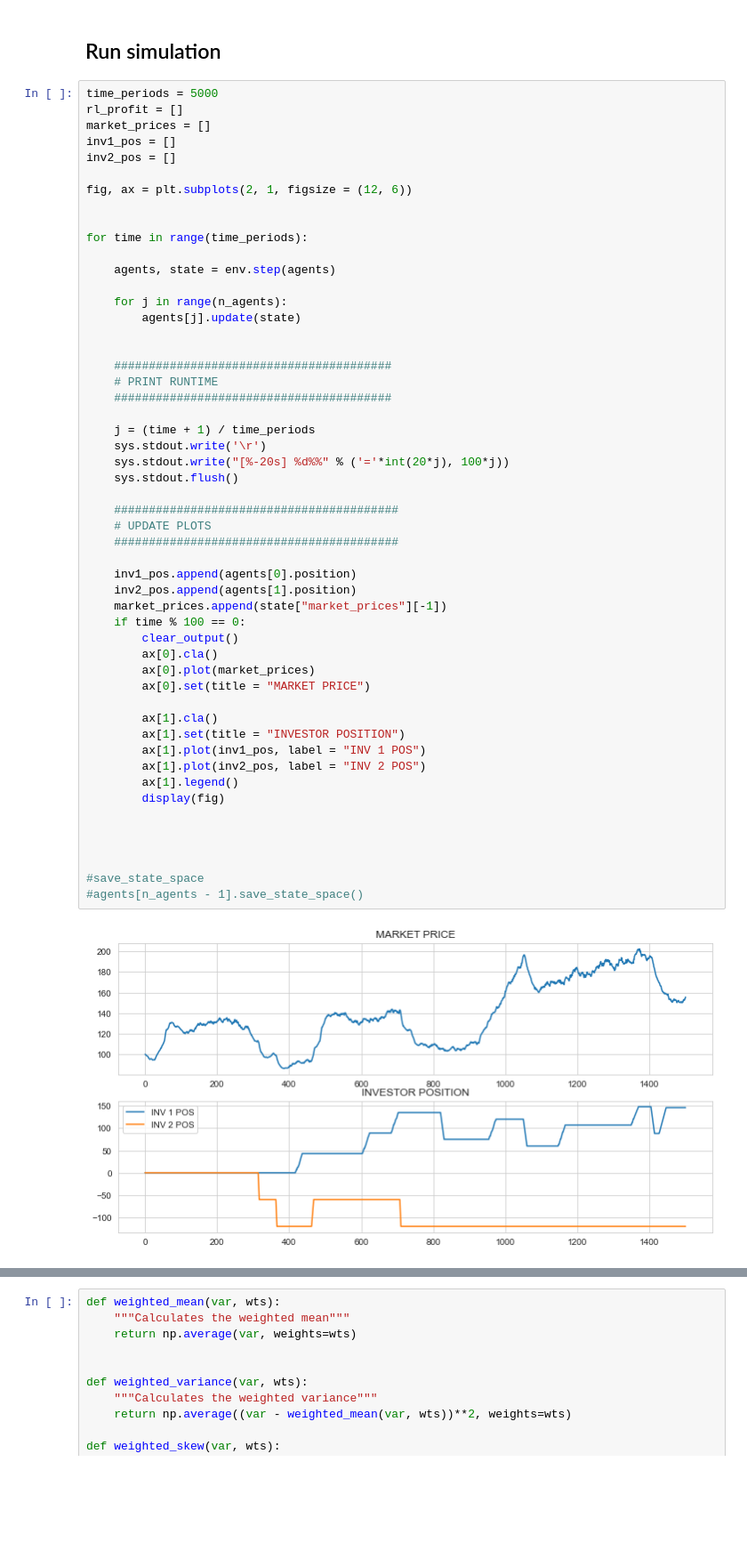
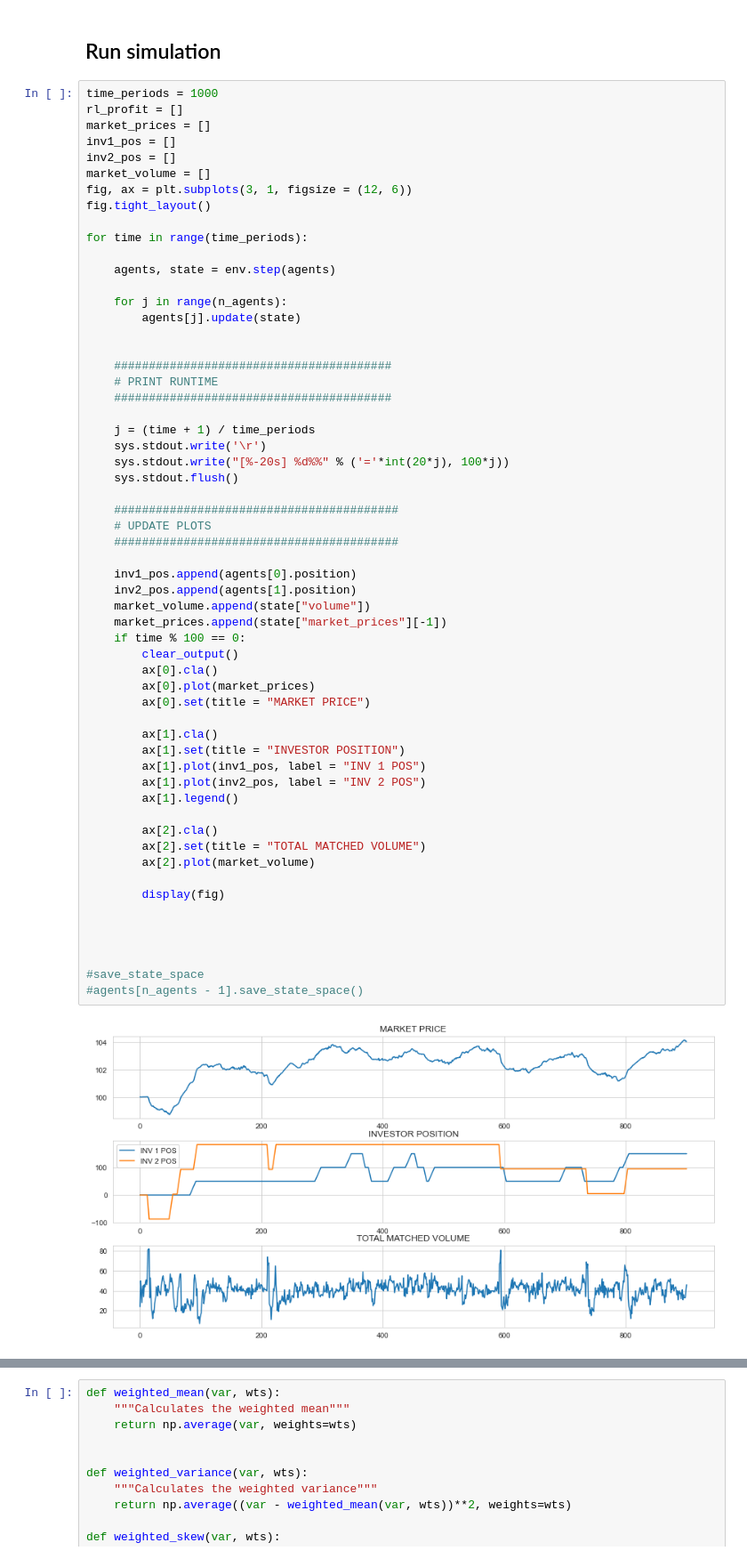
Before and after one commit to victoremil1996/rl_for_trading, a Jupyter notebook: notebooks/market_simulation_main.ipynb, the cells around one changed output, grey strips where cells are left out. Shown at 89% size. Cells and saved outputs as stored; diff of their text form; blank space fills up the shorter version.

```diff
--- a/notebooks/market_simulation_main.ipynb
+++ b/notebooks/market_simulation_main.ipynb
@@ -125,14 +131,14 @@ for j in range(n_agents):
 # %% [markdown]
 ## Run simulation
 # %%
-time_periods = 5000
+time_periods = 1000
 rl_profit = []
 market_prices = []
 inv1_pos = []
 inv2_pos = []
-
-fig, ax = plt.subplots(2, 1, figsize = (12, 6))
-
+market_volume = []
+fig, ax = plt.subplots(3, 1, figsize = (12, 6))
+fig.tight_layout()
 
 for time in range(time_periods):
 
@@ -150,31 +156,37 @@ for time in range(time_periods):
     sys.stdout.write('\r')
     sys.stdout.write("[%-20s] %d%%" % ('='*int(20*j), 100*j))
     sys.stdout.flush()
 
     #########################################
     # UPDATE PLOTS
     #########################################
 
     inv1_pos.append(agents[0].position)
     inv2_pos.append(agents[1].position)
+    market_volume.append(state["volume"])
     market_prices.append(state["market_prices"][-1])
     if time % 100 == 0:
         clear_output()
         ax[0].cla()
         ax[0].plot(market_prices)
         ax[0].set(title = "MARKET PRICE")
 
         ax[1].cla()
         ax[1].set(title = "INVESTOR POSITION")
         ax[1].plot(inv1_pos, label = "INV 1 POS")
         ax[1].plot(inv2_pos, label = "INV 2 POS")
         ax[1].legend()
+
+        ax[2].cla()
+        ax[2].set(title = "TOTAL MATCHED VOLUME")
+        ax[2].plot(market_volume)
+
         display(fig)
 
 
 
 
 #save_state_space
 #agents[n_agents - 1].save_state_space()
 # %% [output]
-[figure, old version]
+[figure, new version]
```
Also changed, not shown: parts of 6 cells of this notebook, 3 other files.
